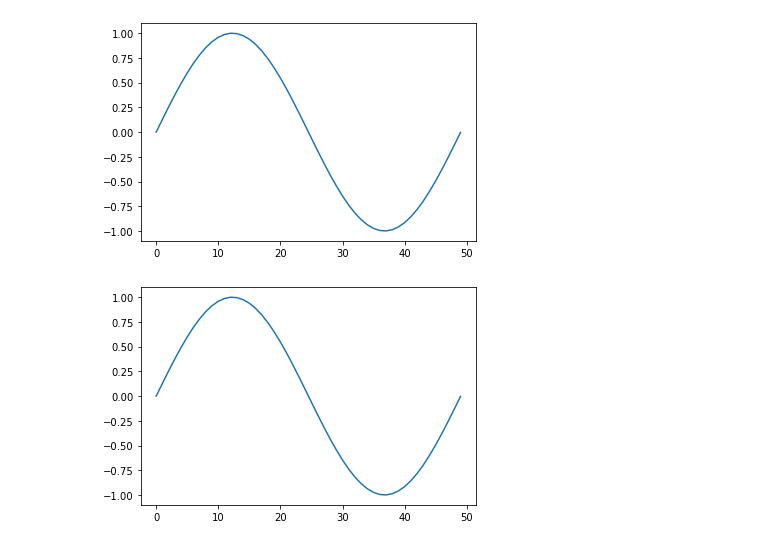
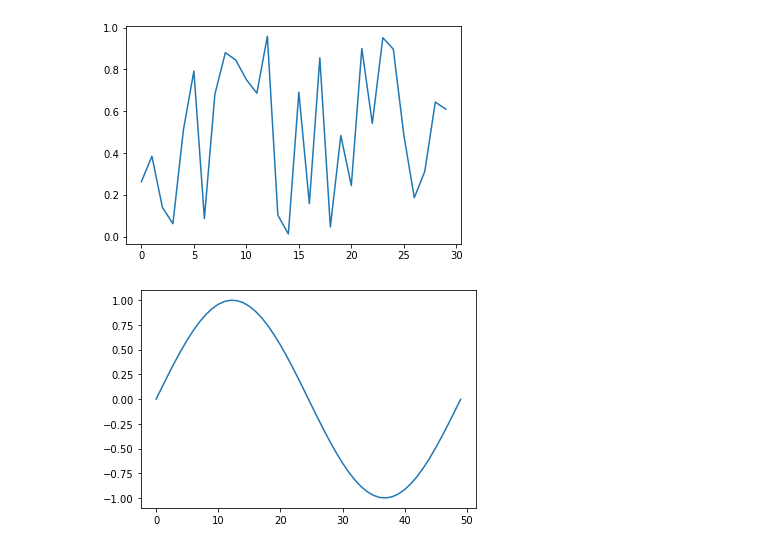
Before and after one commit to eytanohana/Git-Cheat-Sheet, a Jupyter notebook: Untitled.ipynb, the cells around one changed output. Saved outputs shown, nothing was run; the diff lists cells and outputs as text; code cells hidden in the pictures.

```diff
--- a/Untitled.ipynb
+++ b/Untitled.ipynb
@@ -1,10 +1,10 @@
 # %%
 import numpy as np
 import matplotlib.pyplot as plt
-# %%
-plt.plot(np.sin(np.linspace(0, 6.28)));
-# %% [output]
-[figure, removed]
+# %%
+plt.plot(np.random.random(30));
+# %% [output]
+[figure, added]
 # %%
 plt.plot(np.sin(np.linspace(0, 6.28)));
 # %% [output]
```
